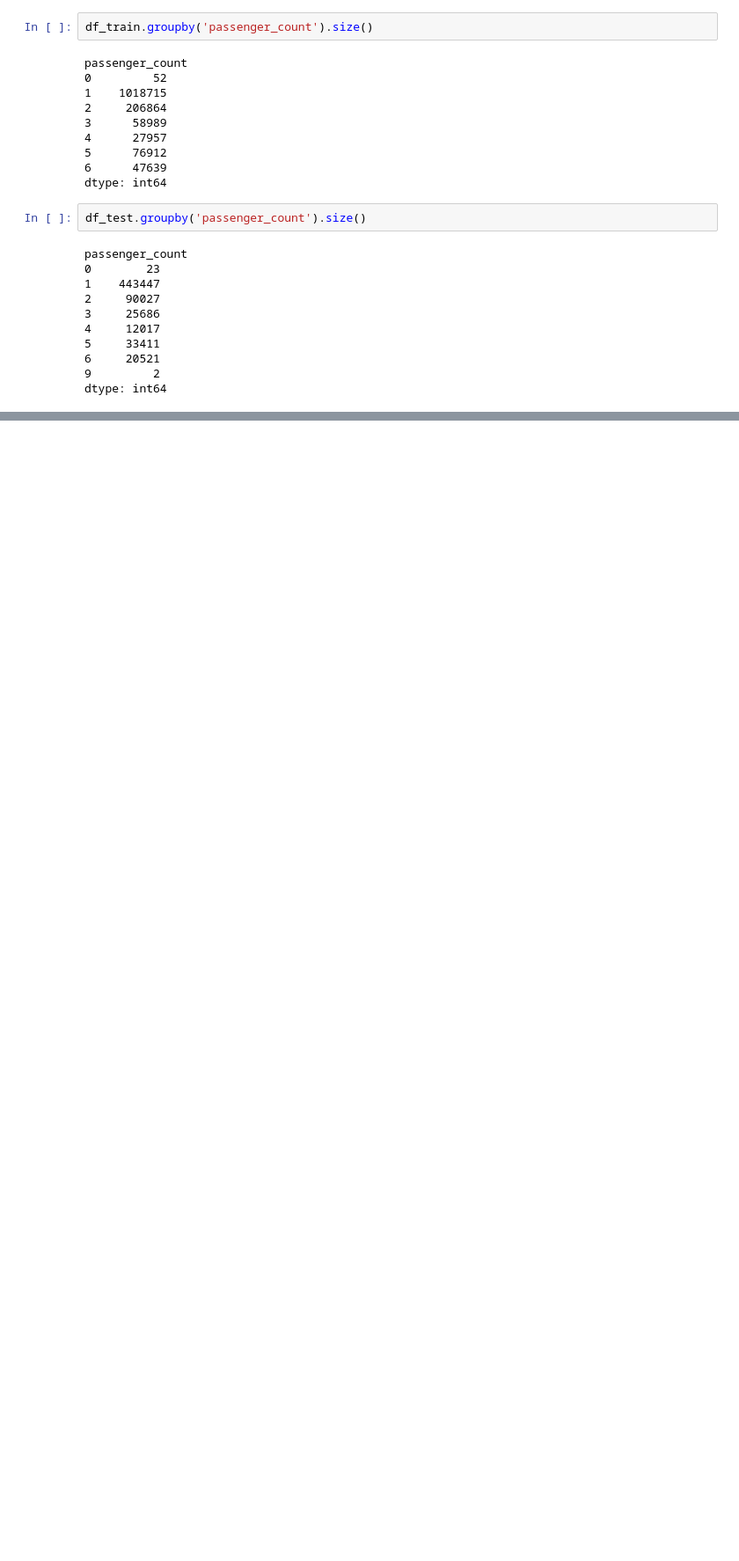
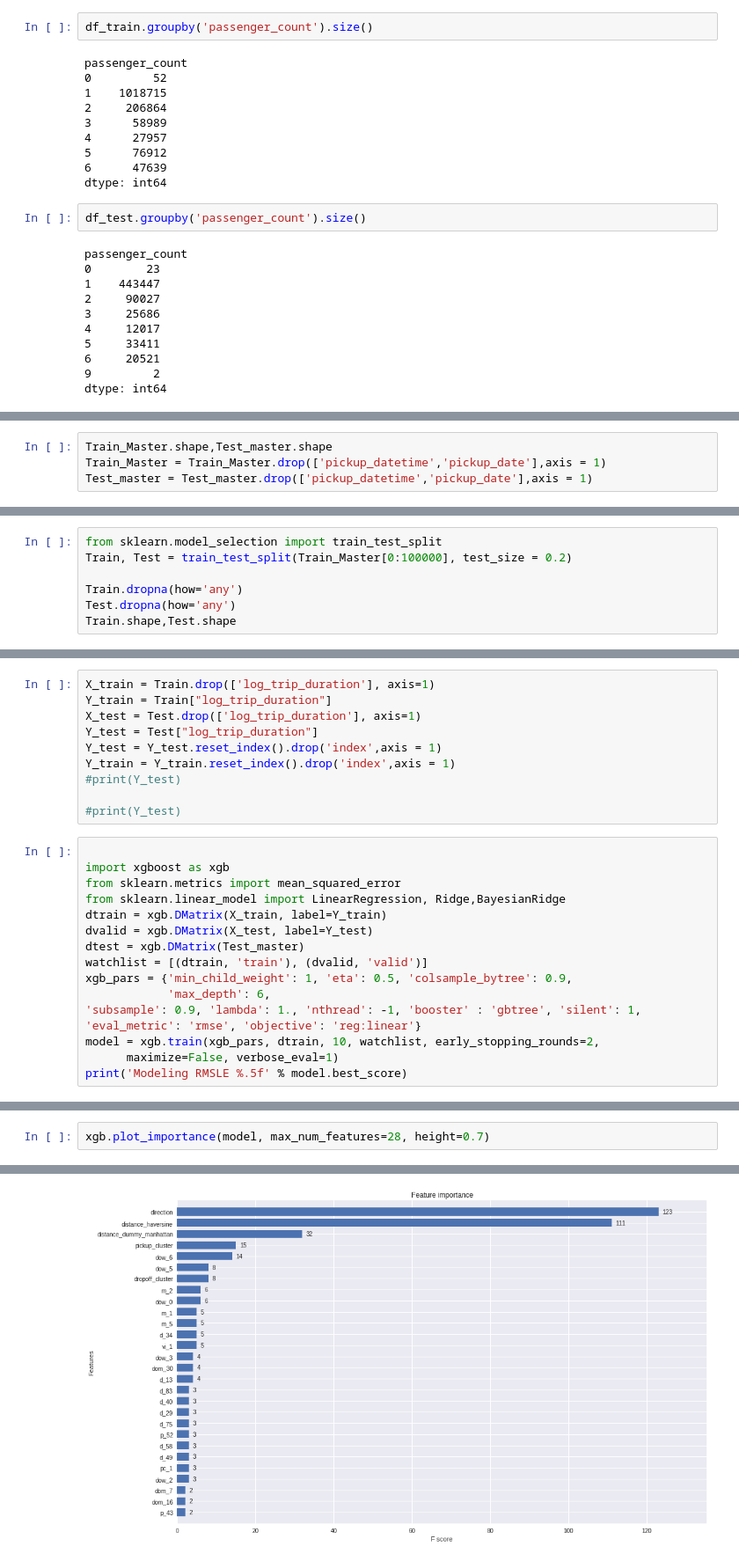
Before and after one commit to dalip98/New-York-City-Taxi-Trip-Duration-Kaggle-, a Jupyter notebook: NewYork_City_Taxi_Trip_Duration_.ipynb, the cells around one changed output, grey strips where cells are left out. Shown at 88% size. Cells and saved outputs as stored; diff of their text form; blank space fills up the shorter version.

```diff
--- a/NewYork_City_Taxi_Trip_Duration_.ipynb
+++ b/NewYork_City_Taxi_Trip_Duration_.ipynb
@@ -206,0 +478,4 @@ dtype: int64
+# %%
+Train_Master.shape,Test_master.shape
+Train_Master = Train_Master.drop(['pickup_datetime','pickup_date'],axis = 1)
+Test_master = Test_master.drop(['pickup_datetime','pickup_date'],axis = 1)
@@ -206,0 +505,7 @@ dtype: int64
+# %%
+from sklearn.model_selection import train_test_split
+Train, Test = train_test_split(Train_Master[0:100000], test_size = 0.2)
+
+Train.dropna(how='any')
+Test.dropna(how='any')
+Train.shape,Test.shape
@@ -206,0 +514,26 @@ dtype: int64
+# %%
+X_train = Train.drop(['log_trip_duration'], axis=1)
+Y_train = Train["log_trip_duration"]
+X_test = Test.drop(['log_trip_duration'], axis=1)
+Y_test = Test["log_trip_duration"]
+Y_test = Y_test.reset_index().drop('index',axis = 1)
+Y_train = Y_train.reset_index().drop('index',axis = 1)
+#print(Y_test)
+
+#print(Y_test)
+# %%
+
+import xgboost as xgb
+from sklearn.metrics import mean_squared_error
+from sklearn.linear_model import LinearRegression, Ridge,BayesianRidge
+dtrain = xgb.DMatrix(X_train, label=Y_train)
+dvalid = xgb.DMatrix(X_test, label=Y_test)
+dtest = xgb.DMatrix(Test_master)
+watchlist = [(dtrain, 'train'), (dvalid, 'valid')]
+xgb_pars = {'min_child_weight': 1, 'eta': 0.5, 'colsample_bytree': 0.9,
+            'max_depth': 6,
+'subsample': 0.9, 'lambda': 1., 'nthread': -1, 'booster' : 'gbtree', 'silent': 1,
+'eval_metric': 'rmse', 'objective': 'reg:linear'}
+model = xgb.train(xgb_pars, dtrain, 10, watchlist, early_stopping_rounds=2,
+      maximize=False, verbose_eval=1)
+print('Modeling RMSLE %.5f' % model.best_score)
@@ -206,0 +555,3 @@ dtype: int64
+# %%
+xgb.plot_importance(model, max_num_features=28, height=0.7)
+# %% [output]
@@ -206,0 +559 @@ dtype: int64
+[figure, added]
```
Also changed, not shown: parts of 31 cells of this notebook.
